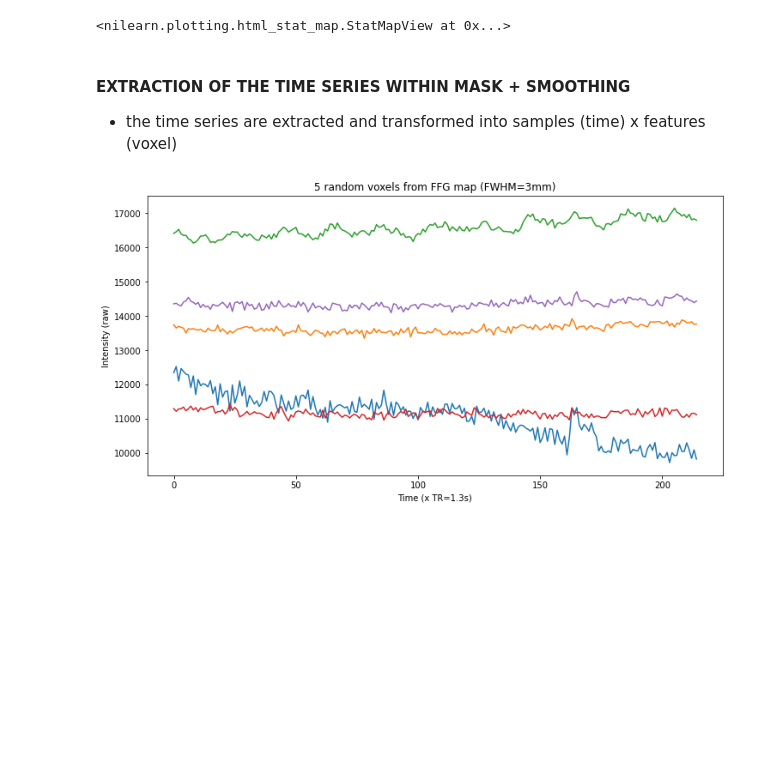
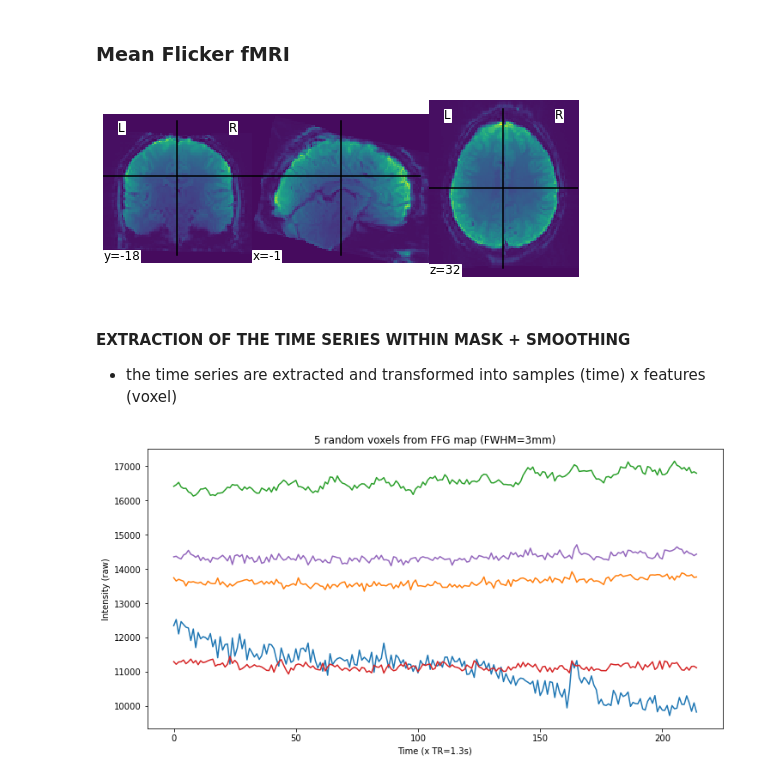
Before and after one commit to maciekszul/BrainDyn_ANALYSIS, a Jupyter notebook: parcel_voxel_extraction.ipynb, the cells around one changed output. Cells and saved outputs as stored; diff of their text form; code cells hidden in the pictures; blank space fills up the shorter version.

```diff
--- a/parcel_voxel_extraction.ipynb
+++ b/parcel_voxel_extraction.ipynb
@@ -34,7 +38,9 @@ plotting.view_img(ffg_mask, threshold=.9999)
+# %% [markdown]
+### Mean Flicker fMRI
 # %%
-plotting.view_img(image.mean_img(flicker))
+plotting.plot_img(image.mean_img(flicker));
 # %% [output]
-<nilearn.plotting.html_stat_map.StatMapView at 0x...>
+[figure, added]
 # %% [markdown]
 #### EXTRACTION OF THE TIME SERIES WITHIN MASK + SMOOTHING
 * the time series are extracted and transformed into samples (time) x features (voxel)
```
Also changed, not shown: parts of 7 cells of this notebook.
